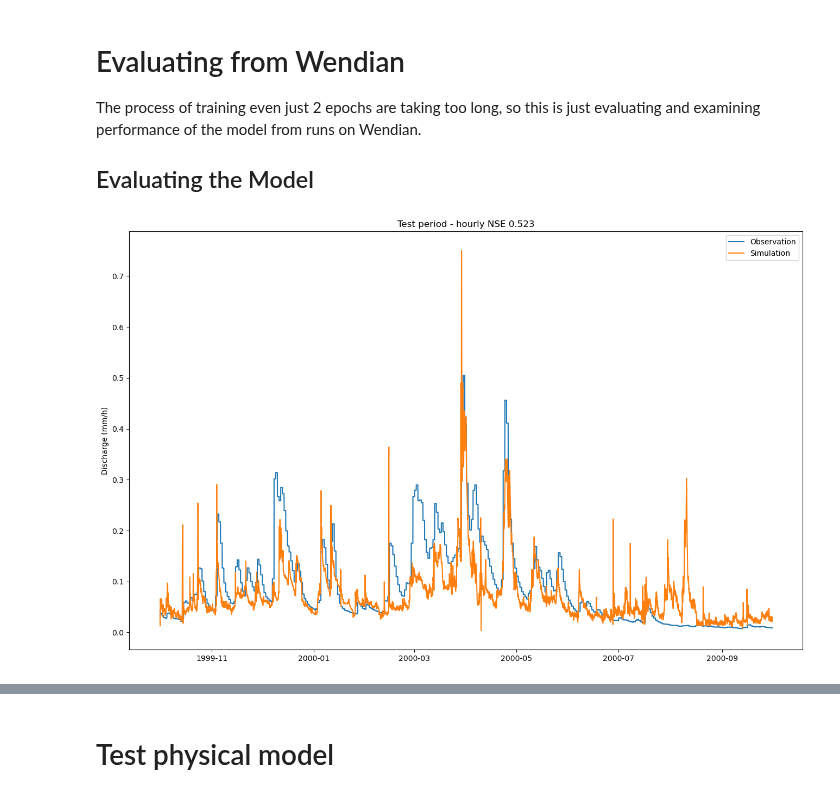
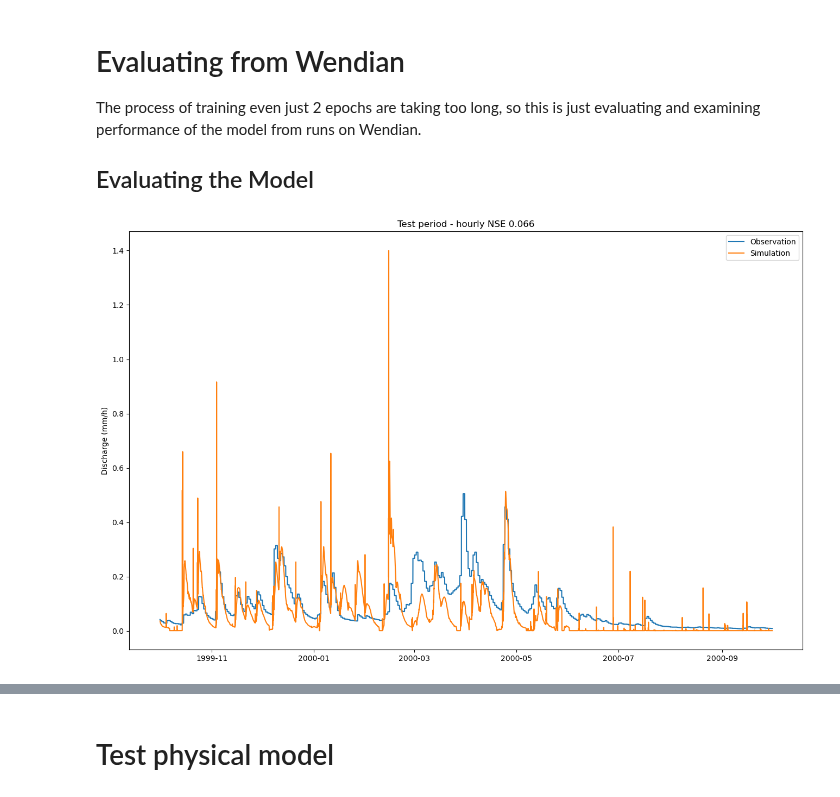
Before and after one commit to mines-ciroh/neuralhydrology, a Jupyter notebook: examples/07-DifferentialCFE-Model/testRun.ipynb, the cells around one changed output, grey strips where cells are left out. Cells and saved outputs as stored; diff of their text form; code cells hidden in the pictures.

```diff
--- a/examples/07-DifferentialCFE-Model/testRun.ipynb
+++ b/examples/07-DifferentialCFE-Model/testRun.ipynb
@@ -277,6 +277,6 @@ CPU
 # %% [markdown]
 ## Evaluating the Model
 # %%
-run_dir = Path("runs/testdCFEpetWarm0_run_1810_214716")
+run_dir = Path("runs/testdCFEpet2wk_run_2510_134859")
 eval_run(run_dir=run_dir, period="test")
 # %% [output]
@@ -286,7 +286,7 @@ eval_run(run_dir=run_dir, period="test")
 # %% [markdown]
 ## Visualization Prediction
 # %%
-with open(run_dir / "test" / "model_epoch005" / "test_results.p", "rb") as fp: # we only have 25 epoch max
+with open(run_dir / "test" / "model_epoch003" / "test_results.p", "rb") as fp: # we only have 25 epoch max
     results = pickle.load(fp)
 
 # extract a date slice of observations and simulations
@@ -317,29 +317,29 @@ array(0.58032113)
 The process of training even just 2 epochs are taking too long, so this is just evaluating and examining performance of the model from runs on Wendian.
 ## Evaluating the Model
 # %%
-run_dir = Path("runs/WendiandCFEpet114BasinWarm330_run_2110_105726")
+run_dir = Path("runs/WendiandCFEpet2BasinWarm330OldCode_run_2810_114845")
 
-with open(run_dir / "test" / "model_epoch015" / "test_results.p", "rb") as fp: # we only have 25 epoch max
+with open(run_dir / "test" / "model_epoch030" / "test_results.p", "rb") as fp: # we only have 25 epoch max
     results = pickle.load(fp)
 
 # extract a date slice of observations and simulations
 hourly_xr = results["01022500"]["1h"]["xr"].sel(date=slice("10-1999", None))
 
 # The hourly data is indexed with two indices: The date (in days) and the time_step (the hour within that day).
 # As we want to get a continuous plot of several days' hours, we select 1 hour of each day and then stack
 # the two dimensions into one consecutive datetime dimension. (this was done since validation is only 1hr,
 # this was the only way to get correct datetime values)
 hourly_xr = hourly_xr.isel(time_step=slice(-1, None)).stack(datetime=['date', 'time_step'])
 hourly_xr['Datetime'] = hourly_xr.coords['date'] + hourly_xr.coords['time_step']
 
 fig, ax = plt.subplots(figsize=(16,10))
 ax.plot(hourly_xr['Datetime'], hourly_xr["QObs_CAMELS(mm/h)_obs"], label="Observation")
 ax.plot(hourly_xr['Datetime'], hourly_xr["QObs_CAMELS(mm/h)_sim"], label="Simulation")
 ax.set_ylabel("Discharge (mm/h)")
 ax.set_title(f"Test period - hourly NSE {results['01022500']['1h']['NSE']:.3f}")
 _ = ax.legend()
 # %% [output]
-[figure, old version]
+[figure, new version]
 # %%
 # Create subplots with 1 row and 2 columns
 fig, (plotReg, plotDry) = plt.subplots(1, 2, figsize=(10, 5))
```
Also changed, not shown: parts of 5 cells of this notebook, 9 other files.
